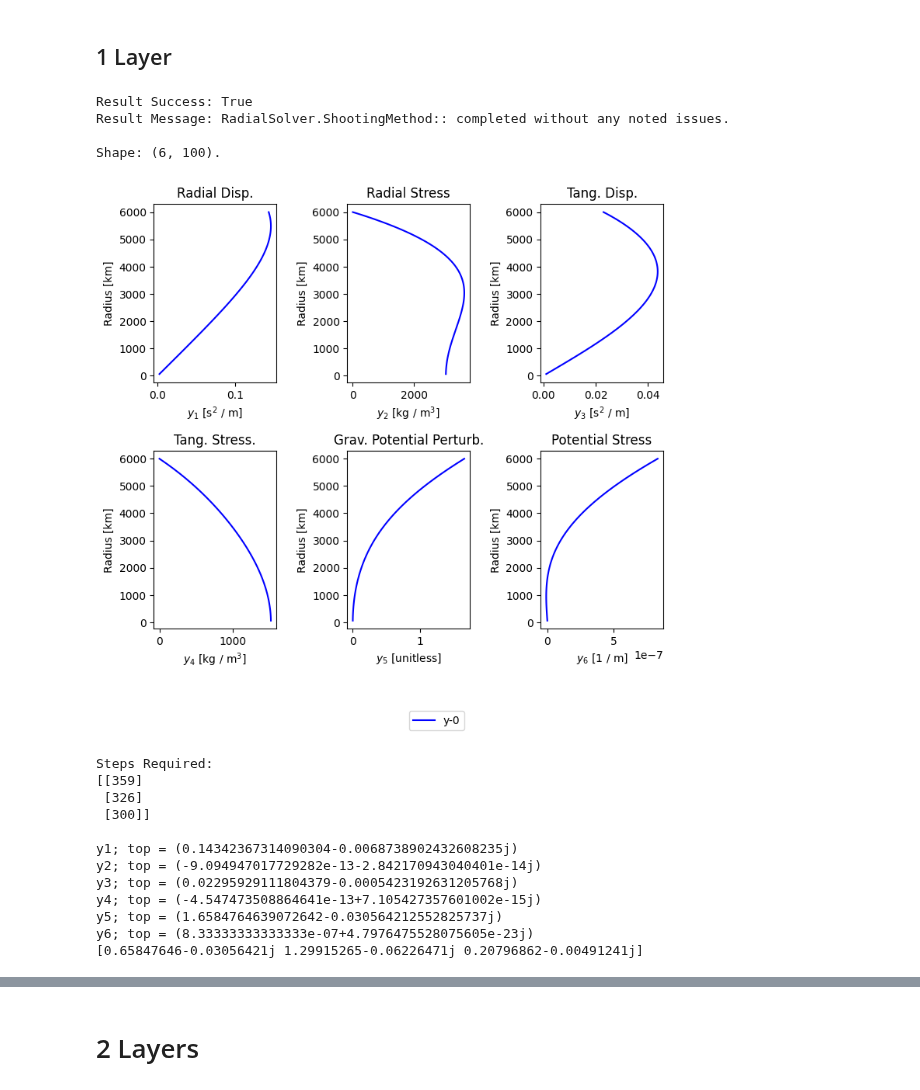
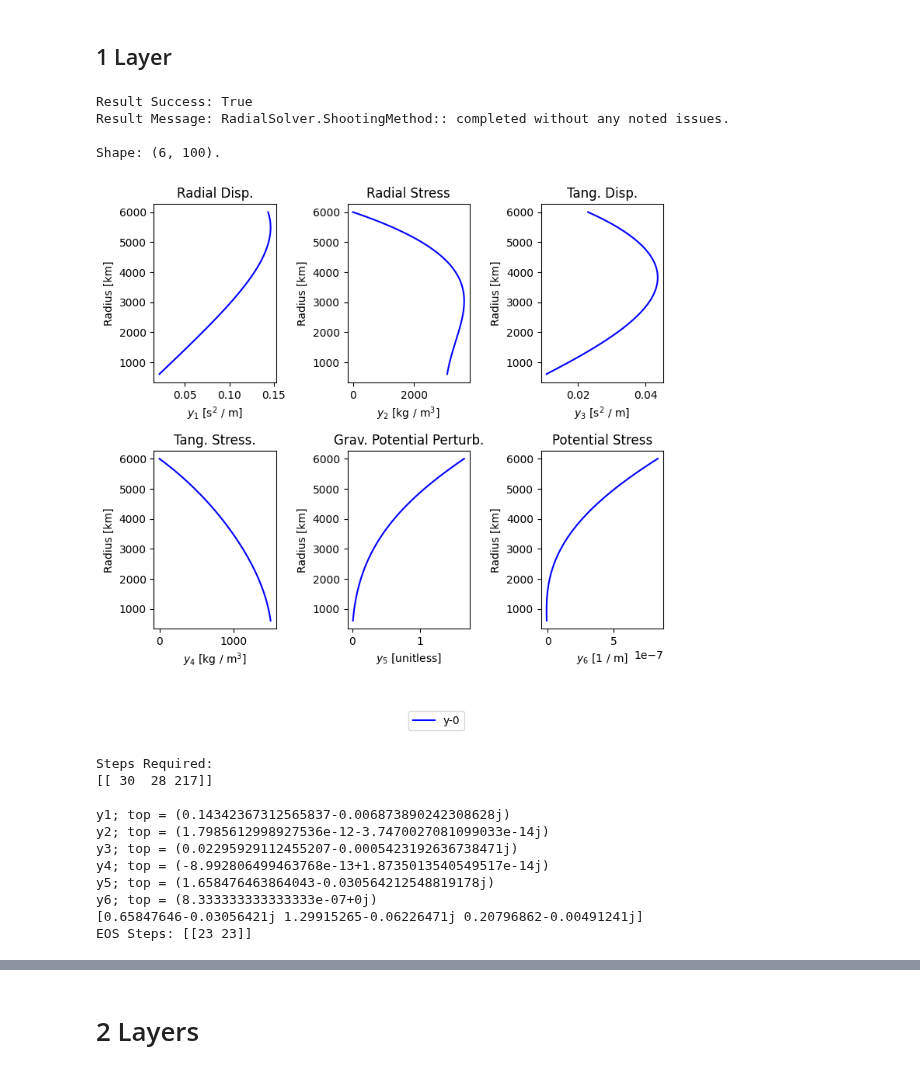
Before and after one commit to jrenaud90/TidalPy, a Jupyter notebook: Benchmarks & Performance/RadialSolver/RadialSolver Benchmarks.ipynb, the cells around one changed output, grey strips where cells are left out. Cells and saved outputs as stored; diff of their text form; code cells hidden in the pictures.

```diff
--- a/Benchmarks & Performance/RadialSolver/RadialSolver Benchmarks.ipynb
+++ b/Benchmarks & Performance/RadialSolver/RadialSolver Benchmarks.ipynb
@@ -60,7 +60,7 @@ def test_1layer():
         expected_size = 500,
         max_ram_MB = 500,
         max_step = 0,
-        nondimensionalize = False,
+        nondimensionalize = True,
         use_prop_matrix = False,
         verbose = False,
         warnings = False,
@@ -89,44 +89,44 @@ def test_1layer():
     yplot([ys], [radius_array], colors=['b'])
 
     print("Steps Required:")
-    print(solution.shooting_method_steps_taken_array)
+    print(solution.steps_taken)
     print()
     print("y1; top =", ys[0, -1])
     print("y2; top =", ys[1, -1])
     print("y3; top =", ys[2, -1])
     print("y4; top =", ys[3, -1])
     print("y5; top =", ys[4, -1])
     print("y6; top =", ys[5, -1])
 
     print(solution.love)
+    print('EOS Steps:', solution.eos_steps_taken)
 
     return solution
 
 # 0.5.4
 # New: 3.12ms; 3.07ms; 3.15ms
 # Old: 94ms; 96.6ms; 94.3ms
 # 0.6.0a0
 # New: 3.37ms; 3.14ms; 3.16ms
 # Old: 94ms; 92.6ms; 92.4ms
 # 0.6.0a6
 # New: 3.37ms; 3.14ms; 3.16ms
 
 solution = test_1layer()
 # %% [output]
 Result Success: True
 Result Message: RadialSolver.ShootingMethod:: completed without any noted issues.
 
 Shape: (6, 100).
-[figure, old version]
+[figure, new version]
 Steps Required:
-[[359]
- [326]
- [300]]
+[[ 30  28 217]]
 
-y1; top = (0.14342367314090304-0.0068738902432608235j)
-y2; top = (-9.094947017729282e-13-2.842170943040401e-14j)
-y3; top = (0.02295929111804379-0.0005423192631205768j)
-y4; top = (-4.547473508864641e-13+7.105427357601002e-15j)
-y5; top = (1.6584764639072642-0.030564212552825737j)
-y6; top = (8.33333333333333e-07+4.7976475528075605e-23j)
+y1; top = (0.14342367312565837-0.006873890242308628j)
+y2; top = (1.7985612998927536e-12-3.7470027081099033e-14j)
+y3; top = (0.02295929112455207-0.0005423192636738471j)
+y4; top = (-8.992806499463768e-13+1.8735013540549517e-14j)
+y5; top = (1.658476463864043-0.030564212548819178j)
+y6; top = (8.333333333333333e-07+0j)
 [0.65847646-0.03056421j 1.29915265-0.06226471j 0.20796862-0.00491241j]
+EOS Steps: [[23 23]]
```
Also changed, not shown: parts of 5 cells of this notebook, 18 other files.
